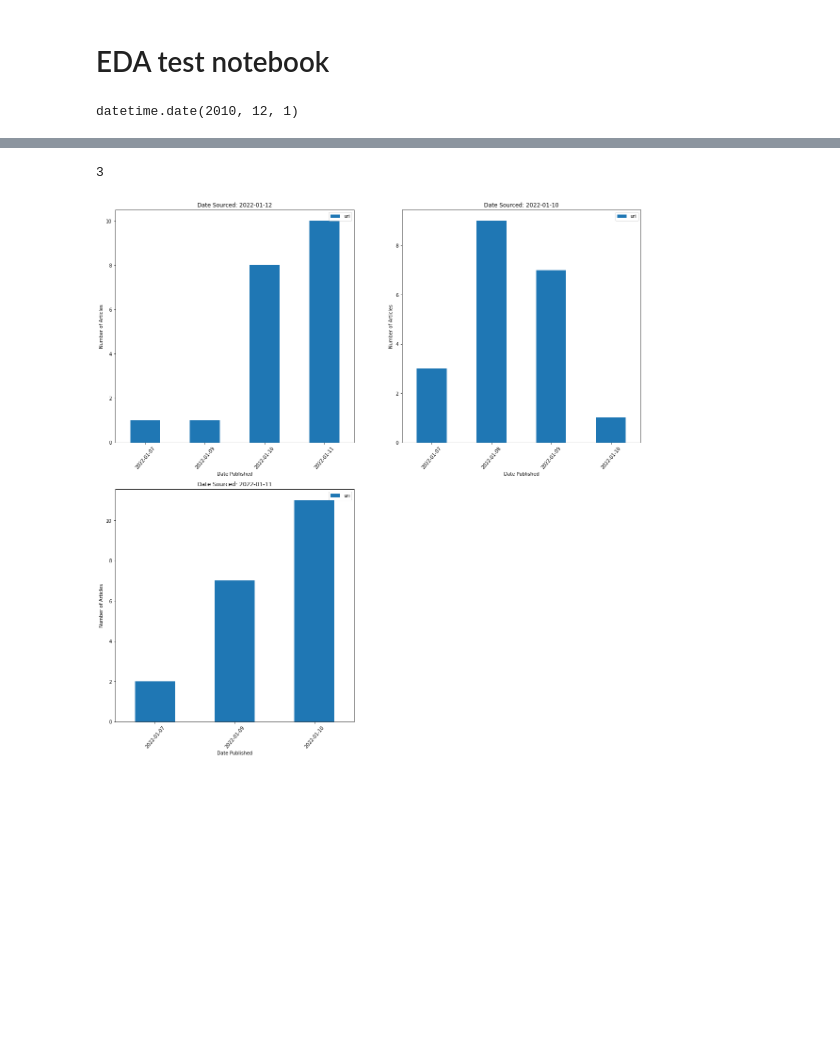
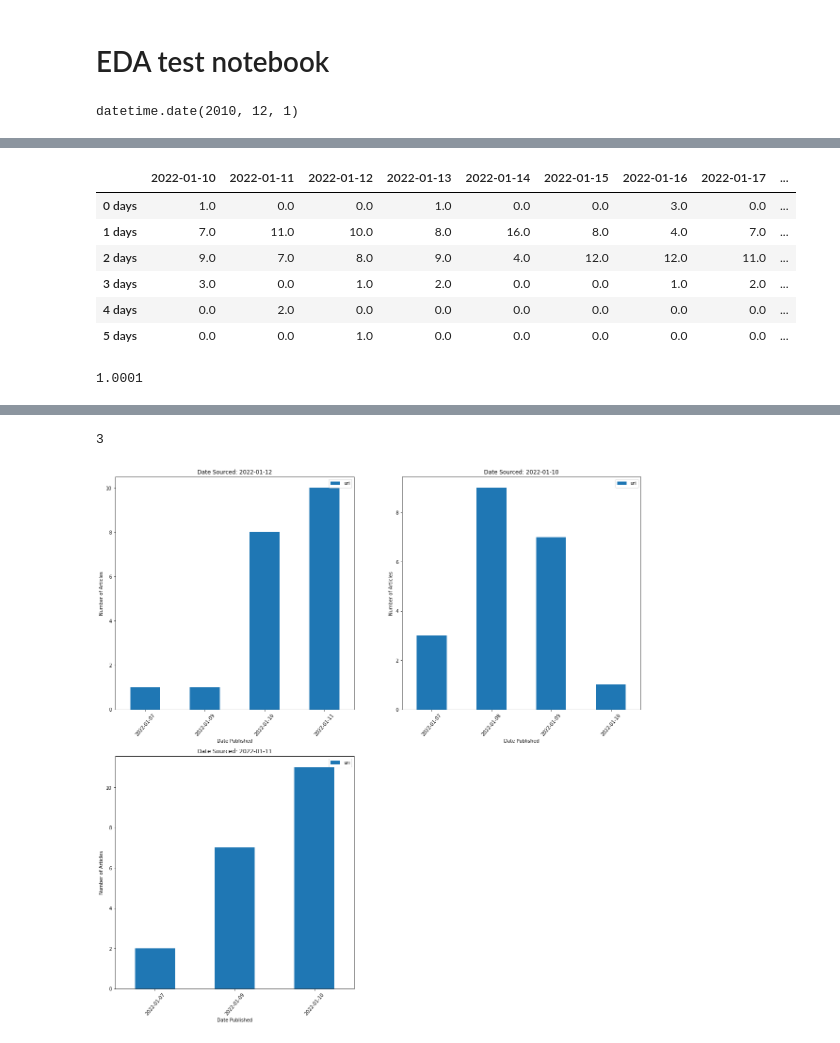
Before and after one commit to zach-hanly/nyt_predicting_shared_articles, a Jupyter notebook: eda.ipynb, the cells around one changed output, grey strips where cells are left out. Saved outputs shown, nothing was run; the diff lists cells and outputs as text; code cells hidden in the pictures; blank space fills up the shorter version.

```diff
--- a/eda.ipynb
+++ b/eda.ipynb
@@ -78,0 +84,3 @@ df_list = clean_most_shared_eda(df_list_load)
+# %%
+test = df_list[0].date_published.value_counts()
+test
@@ -78,0 +136,19 @@ df_list = clean_most_shared_eda(df_list_load)
+# %%
+test_df = pd.DataFrame(date_list).T
+num_days = len(test_df.columns)
+test_df['percentage'] = 0
+test_df.fillna(0, inplace=True)
+test_df['percentage'] = round((test_df.sum(axis=1))/(num_days*20), 4)
+test_df
+# %% [output]
+|  | 2022-01-10 | 2022-01-11 | 2022-01-12 | 2022-01-13 | 2022-01-14 | 2022-01-15 | 2022-01-16 | 2022-01-17 | ... |
+| 0 days | 1.0 | 0.0 | 0.0 | 1.0 | 0.0 | 0.0 | 3.0 | 0.0 | ... |
+| 1 days | 7.0 | 11.0 | 10.0 | 8.0 | 16.0 | 8.0 | 4.0 | 7.0 | ... |
+| 2 days | 9.0 | 7.0 | 8.0 | 9.0 | 4.0 | 12.0 | 12.0 | 11.0 | ... |
+| 3 days | 3.0 | 0.0 | 1.0 | 2.0 | 0.0 | 0.0 | 1.0 | 2.0 | ... |
+| 4 days | 0.0 | 2.0 | 0.0 | 0.0 | 0.0 | 0.0 | 0.0 | 0.0 | ... |
+| 5 days | 0.0 | 0.0 | 1.0 | 0.0 | 0.0 | 0.0 | 0.0 | 0.0 | ... |
+# %%
+test_df.percentage.sum()
+# %% [output]
+1.0001
```
Also changed, not shown: parts of 26 cells of this notebook, 5 other files.
